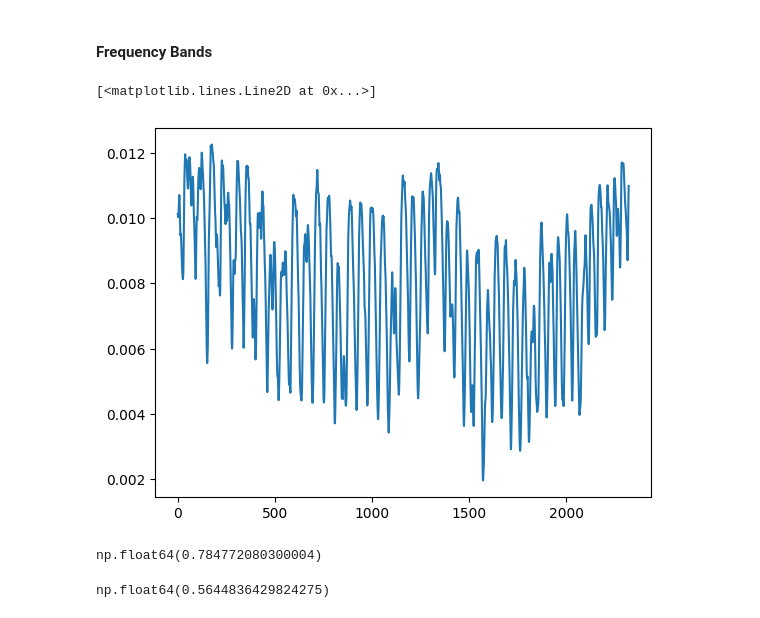
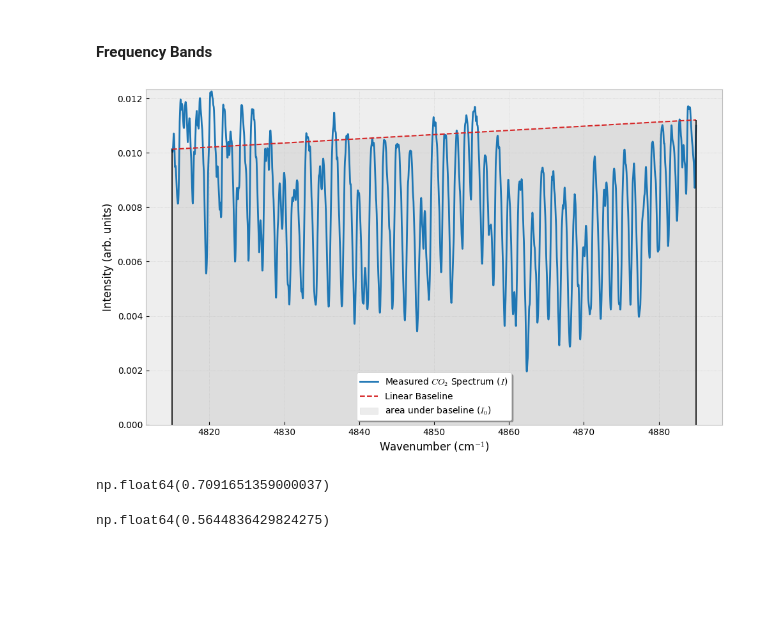
Before and after one commit to jaychotaliya987/InfraredSpectroscopy, a Jupyter notebook: Results.ipynb, the cells around one changed output. Cells and saved outputs as stored; diff of their text form; code cells hidden in the pictures; blank space fills up the shorter version.

```diff
--- a/Results.ipynb
+++ b/Results.ipynb
@@ -244,18 +306,62 @@ co2_band = sonnen[4815: 4885]
 n2o_band = sonnen[2522: 2596]
 # %%
 mask = (sonnen[: , 0] > 4815)
-co2_idx_r = int(np.argmax(mask))
+co2_idx_l = int(np.argmax(mask))
 mask2 = (sonnen[: , 0] > 4885)
-co2_idx_l = int(np.argmax(mask2))
-
-plt.plot(sonnen[co2_idx_r:co2_idx_l, 1])
+co2_idx_r = int(np.argmax(mask2))
-# %% [output]
-[<matplotlib.lines.Line2D at 0x...>]
-[figure, removed]
+# %%
+import matplotlib.pyplot as plt
+import numpy as np
+
+# Use a clean, scientific plot style
+plt.style.use('bmh')
+
+# 1. Define the x-range and y-range from your data slice
+x_data = sonnen[co2_idx_l:co2_idx_r, 0]
+y_data = sonnen[co2_idx_l:co2_idx_r, 1]
+
+# 2. Calculate the Linear Baseline (I_0)
+m = (sonnen[co2_idx_l, 1] - sonnen[co2_idx_r, 1]) / (sonnen[co2_idx_l, 0] - sonnen[co2_idx_r, 0])
+b = sonnen[co2_idx_l, 1] - m * sonnen[co2_idx_l, 0]
+line_i0 = m * x_data + b
+
+# 3. Create the Plot
+plt.figure(figsize=(10, 6))
+
+# Main lines: Data and Baseline
+plt.plot(x_data, y_data, label='Measured $CO_2$ Spectrum ($I$)', color='#1f77b4', lw=2)
+plt.plot(x_data, line_i0, label='Linear Baseline', color='#d62728', linestyle='--', lw=1.5)
+
+# --- SHADING THE WHOLE INTEGRATED AREA ---
+# Shading from y=0 up to the baseline represents the total intensity area (I_0)
+plt.fill_between(x_data, 0, line_i0, color='gray', alpha=0.15, label='area under baseline ($I_0$)')
+
+# --- ADDING VERTICAL LINES AT THE BAND ENDS ---
+# These lines mark the start and end of your integration window
+plt.vlines(x=[x_data[0], x_data[-1]], ymin=0, ymax=[line_i0[0], line_i0[-1]],
+           color='black', lw=1.2, linestyle='-')
+
+# 4. Final Formatting
+
+plt.xlabel('Wavenumber (cm$^{-1}$)', fontsize=12)
+plt.ylabel('Intensity (arb. units)', fontsize=12)
+
+# Ensure the y-axis starts at zero to show the full "rectangular" area
+plt.ylim(bottom=0, top=max(line_i0) * 1.1)
+
+# Styling the grid and legend
+plt.grid(True, linestyle=':', alpha=0.6)
+plt.legend(frameon=True, facecolor='white', framealpha=1, loc='best', shadow=True)
+
+plt.tight_layout()
+plt.savefig('Report/CO2_Band_Integration.png', dpi=300)
+plt.show()
+# %% [output]
+[figure, added]
 # %%
-nu_co2 = sonnen[co2_idx_l, 0] - sonnen[co2_idx_r, 0]  # nu_co2 is width of the absorption band
+nu_co2 = sonnen[co2_idx_r, 0] - sonnen[co2_idx_l, 0]    # nu_co2 is width of the absorption band
 co2_I_0 = sonnen[co2_idx_l, 1] * nu_co2
 co2_I_0  # area under the baseline. Considered rectangle
 # %% [output]
-np.float64(0.784772080300004)
+np.float64(0.7091651359000037)
 # %%
```
Also changed, not shown: parts of 22 cells of this notebook, 23 other files.
